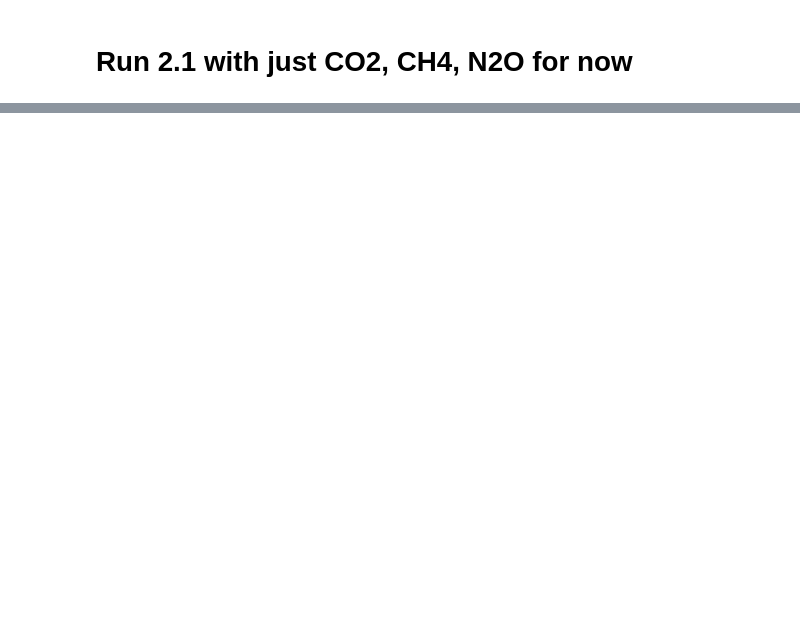
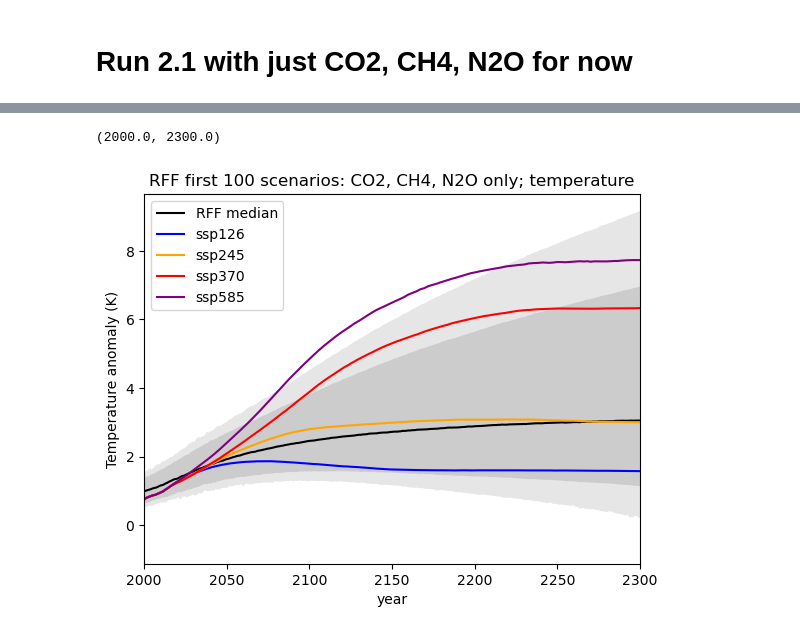
Before and after one commit to chrisroadmap/rff-fair2.1, a Jupyter notebook: notebooks/200_run-CO2-CH4-N2O.ipynb, the cells around one changed output, grey strips where cells are left out. Drawn from its saved outputs; the diff is of its cells as text; code cells hidden in the pictures; blank space fills up the shorter version.

```diff
--- a/notebooks/200_run-CO2-CH4-N2O.ipynb
+++ b/notebooks/200_run-CO2-CH4-N2O.ipynb
@@ -18,0 +29,2 @@ species_ids['n2o'] = SpeciesID('N2O', Category.N2O, RunMode.EMISSIONS)
+# %%
+f = FAIR()
@@ -228,0 +187,57 @@ pl.xlim(2000, 2300)
+# %%
+f.run()
+# %%
+# this file is out of date and needs to be remade
+df_ssp_median=pd.read_csv('../data_input/ssp_median_temperature.csv', index_col=0)
+# %%
+pl.fill_between(
+    f.timebounds,
+    np.percentile(f.temperature[...,0] - f.temperature[100:151,...,0].mean(axis=0), 1, axis=(1,2)),
+    np.percentile(f.temperature[...,0] - f.temperature[100:151,...,0].mean(axis=0), 99, axis=(1,2)),
+    color='0.9'
+)
+pl.fill_between(
+    f.timebounds,
+    np.percentile(f.temperature[...,0] - f.temperature[100:151,...,0].mean(axis=0), 5, axis=(1,2)),
+    np.percentile(f.temperature[...,0] - f.temperature[100:151,...,0].mean(axis=0), 95, axis=(1,2)),
+    color='0.8'
+)
+pl.plot(
+    f.timebounds,
+    np.percentile(f.temperature[...,0] - f.temperature[100:151,...,0].mean(axis=0), 50, axis=(1,2)),
+    color='k',
+    label='RFF median'
+)
+pl.plot(
+    np.arange(1750, 2301),
+    df_ssp_median['ssp126'],
+    color='blue',
+    label='ssp126'
+)
+pl.plot(
+    np.arange(1750, 2301),
+    df_ssp_median['ssp245'],
+    color='orange',
+    label='ssp245'
+)
+pl.plot(
+    np.arange(1750, 2301),
+    df_ssp_median['ssp370'],
+    color='red',
+    label='ssp370'
+)
+pl.plot(
+    np.arange(1750, 2301),
+    df_ssp_median['ssp585'],
+    color='purple',
+    label='ssp585'
+)
+
+pl.title('RFF first 100 scenarios: CO2, CH4, N2O only; temperature')
+pl.xlabel('year')
+pl.ylabel('Temperature anomaly (K)')
+pl.legend(loc='upper left')
+pl.xlim(2000, 2300)
+# %% [output]
+(2000.0, 2300.0)
+[figure, added]
```
Also changed, not shown: parts of 52 cells of this notebook, 5 other files.
